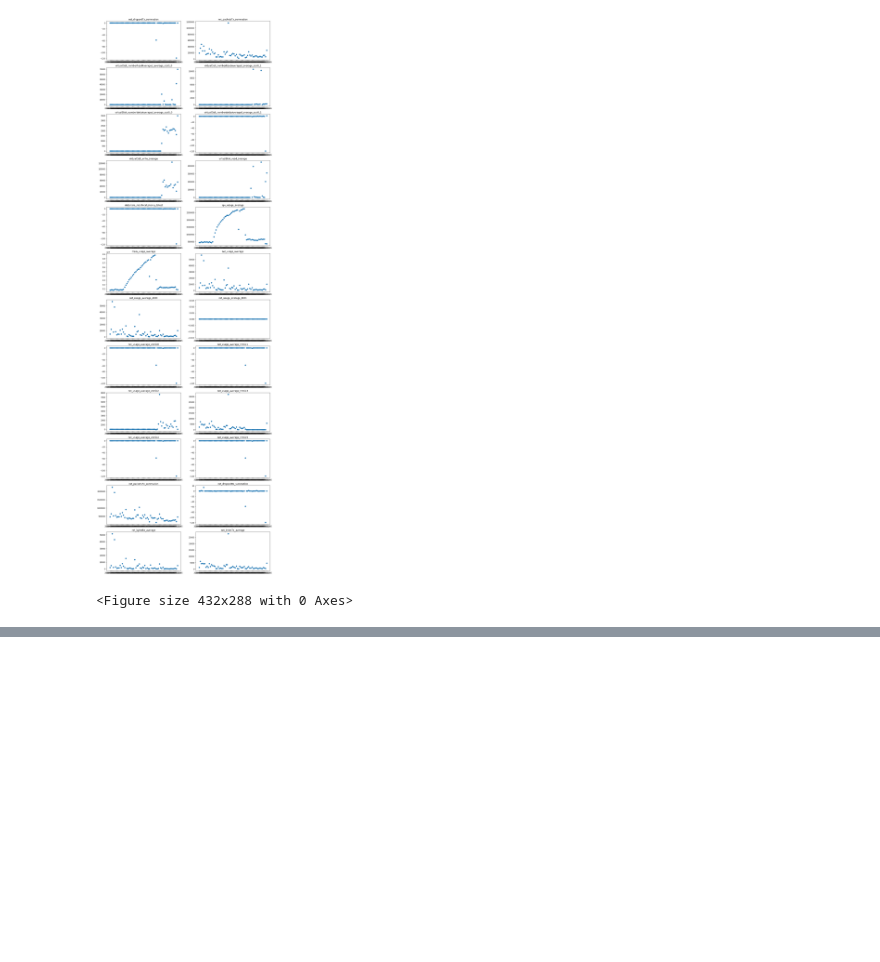
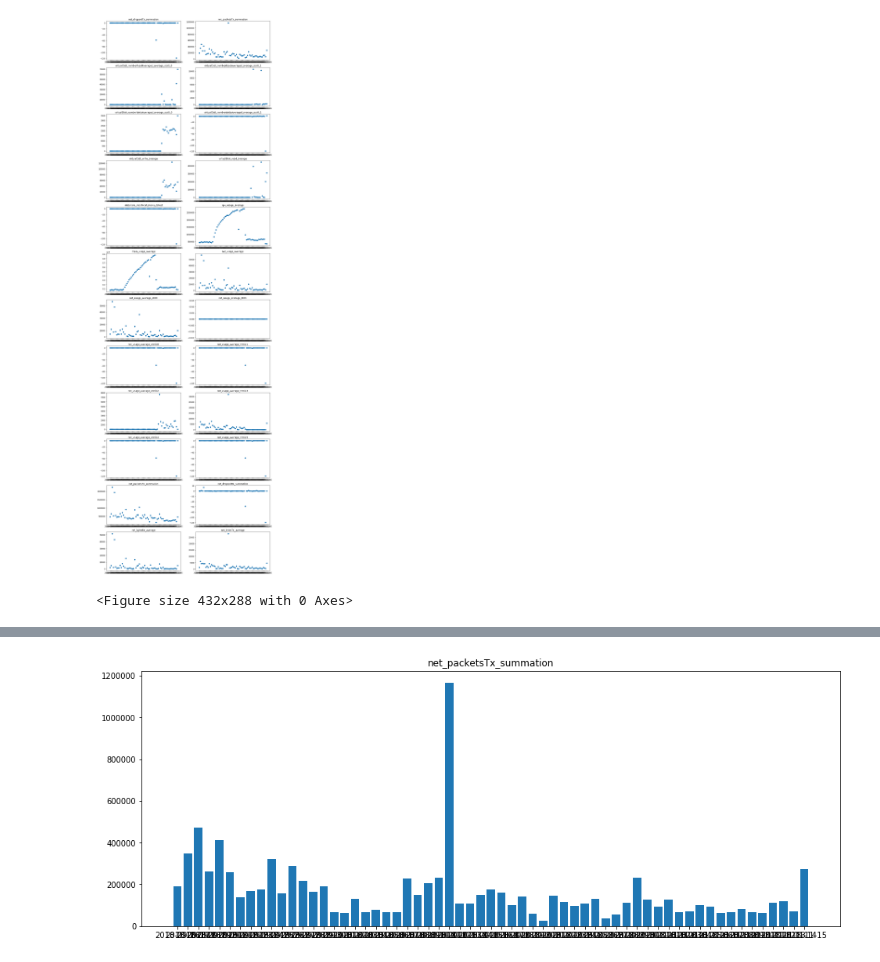
Before and after one commit to zenoyang/MachineLearning, a Jupyter notebook: GraduationProject/DetailTableAnalysis.ipynb, the cells around one changed output, grey strips where cells are left out. Cells and saved outputs as stored; diff of their text form; code cells hidden in the pictures; blank space fills up the shorter version.

```diff
--- a/GraduationProject/DetailTableAnalysis.ipynb
+++ b/GraduationProject/DetailTableAnalysis.ipynb
@@ -310,0 +332,7 @@ plt.savefig('./image2.jpg')
+# %%
+plt.figure(figsize=(16, 6))
+plt.bar(device00_date.index, device00_date['net_packetsTx_summation'])
+plt.title("net_packetsTx_summation")
+plt.show()
+# %% [output]
+[figure, added]
```
Also changed, not shown: parts of 9 cells of this notebook, 11 other files.
